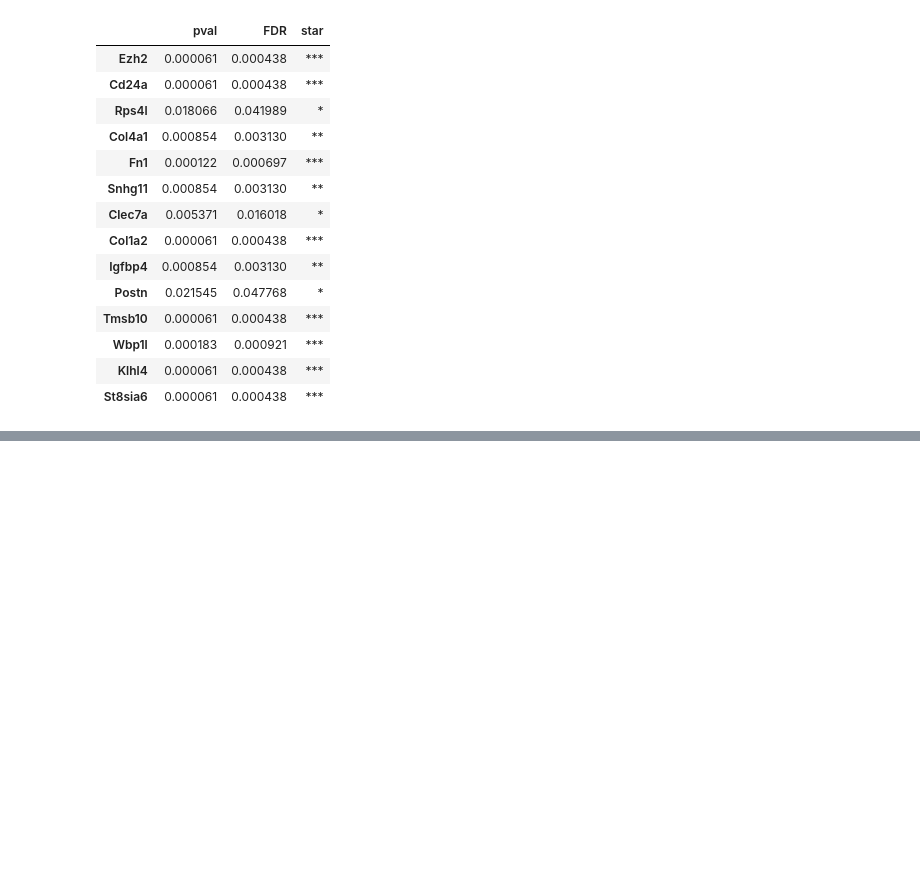
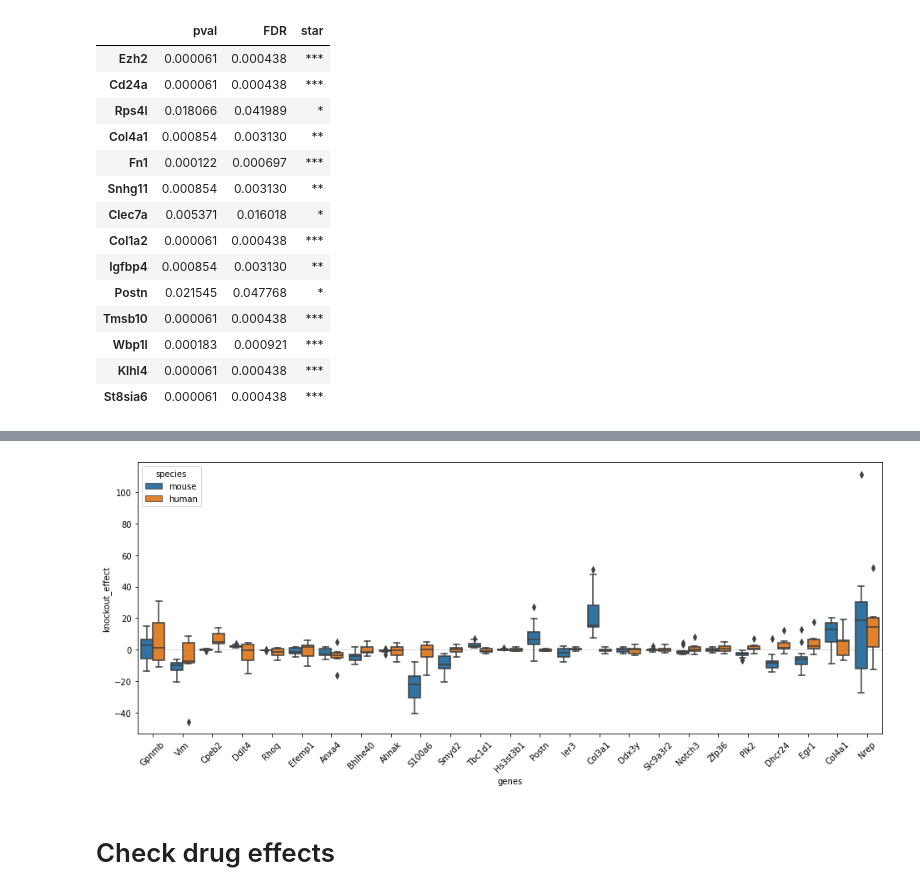
Before and after one commit to shappiron/Reprogramming_meta, a Jupyter notebook: clocks.ipynb, the cells around one changed output, grey strips where cells are left out. Saved outputs shown, nothing was run; the diff lists cells and outputs as text; code cells hidden in the pictures; blank space fills up the shorter version.

```diff
--- a/clocks.ipynb
+++ b/clocks.ipynb
@@ -464,0 +469,8 @@ su.sort_values('const')
+# %%
+gefh = pd.read_csv('clocks/human_gene_effects.csv',index_col=0)
+gefm = pd.read_csv('clocks/mouse_gene_effects.csv',index_col=0)
+gefm['species'] = 'mouse'
+gefh['species'] = 'human'
+# %%
+isec = gefh.index.intersection(gefm.index).unique()
+isec
@@ -464,0 +483,4 @@ su.sort_values('const')
+# %%
+glob = pd.concat([gefm.loc[isec][['knockout_effect', 'species']], gefh.loc[isec][['knockout_effect', 'species']]])
+glob = glob.reset_index()
+glob.columns = ['genes', 'knockout_effect', 'species']
@@ -464,0 +516,10 @@ su.sort_values('const')
+# %%
+plt.figure(figsize=(16,6))
+sns.boxplot(x='genes', y='knockout_effect', hue='species', data=glob)
+plt.axhline(0, lw=0.5, alpha=0.6, color='grey')
+plt.xticks(rotation=45)
+plt.show()
+# %% [output]
+[figure, added]
+# %% [markdown]
+# Check drug effects
```
Also changed, not shown: parts of 31 cells of this notebook, 9 other files.
